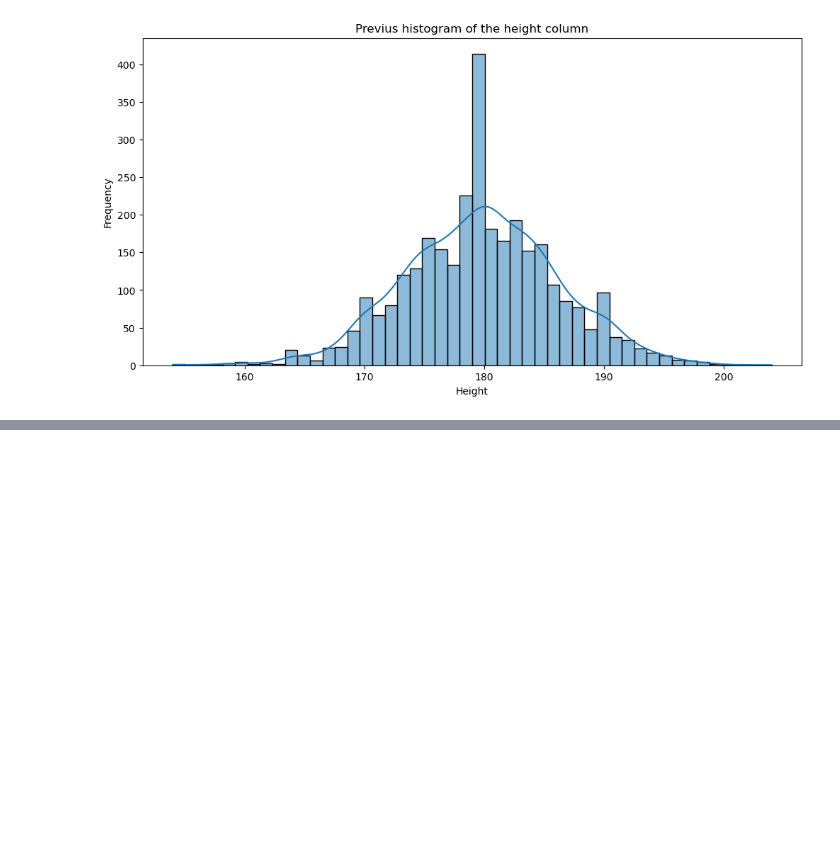
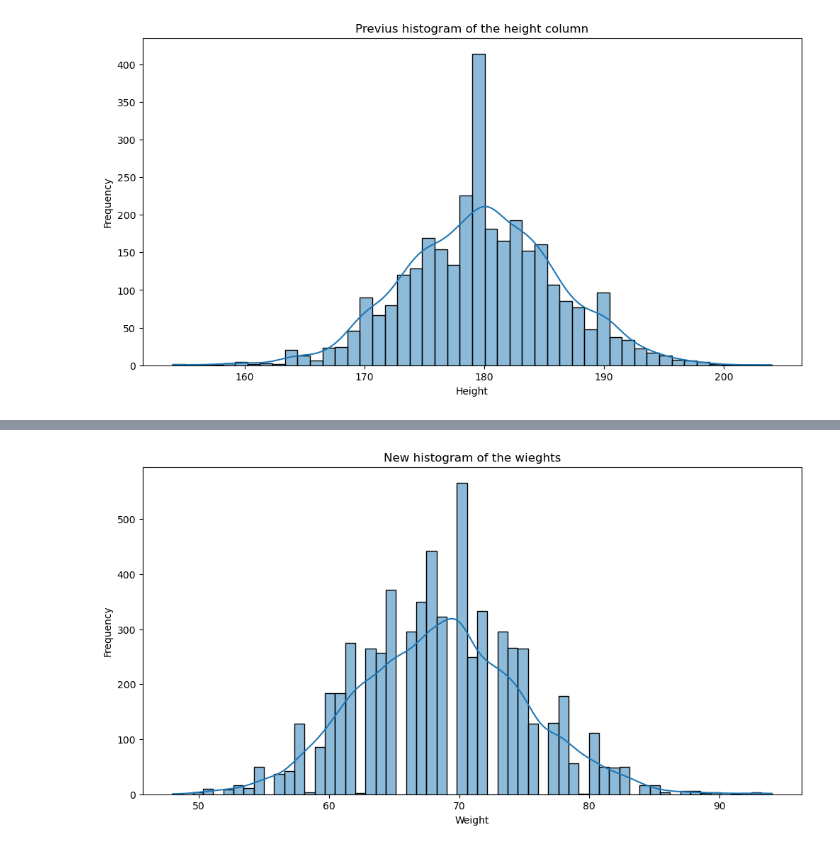
Before and after one commit to fefex302/Data-Mining, a Jupyter notebook: Data_cleaning.ipynb, the cells around one changed output, grey strips where cells are left out. Drawn from its saved outputs; the diff is of its cells as text; code cells hidden in the pictures; blank space fills up the shorter version.

Commit message:
Distribution

```diff
--- a/Data_cleaning.ipynb
+++ b/Data_cleaning.ipynb
@@ -90,3 +90,24 @@ plt.show()
 median_weight = cyclists.groupby('height')['weight'].median()
 # calculate the median height based on the weight values
 median_height = cyclists.groupby('weight')['height'].median()
+# %%
+#Reset the dataset
+cyclists = pd.read_csv('dataset/cyclists.csv')
+races = pd.read_csv('dataset/races.csv')
+# %%
+# Calculate the probability distribution of the weight and height columns
+weights_distribution = cyclists['weight'].value_counts(normalize=True, dropna=True)
+heights_distribution = cyclists['height'].value_counts(normalize=True, dropna=True)
+# %%
+np.random.seed(42)
+cyclists['weight'] = cyclists['weight'].apply(lambda x: np.random.choice(weights_distribution.index, p=weights_distribution.values) if pd.isnull(x) else x)
+# %%
+# Plot the histogram of the weight column
+plt.figure(figsize=(12, 6))
+sns.histplot(cyclists['weight'], kde=True, bins=n_bins_weight)
+plt.title('New histogram of the wieghts')
+plt.xlabel('Weight')
+plt.ylabel('Frequency')
+plt.show()
+# %% [output]
+[figure, added]
```
Also changed, not shown: parts of 4 cells of this notebook.
